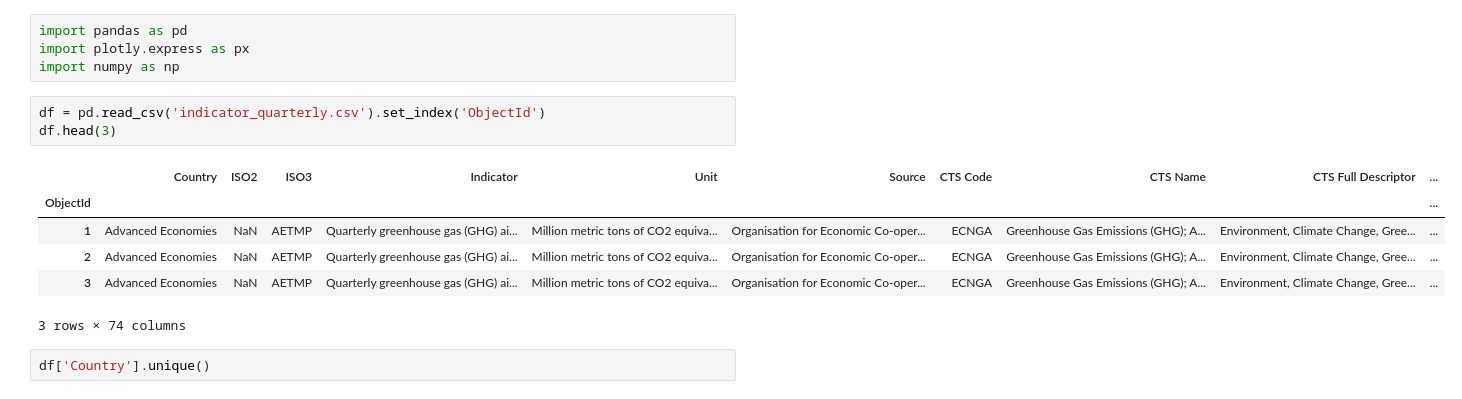
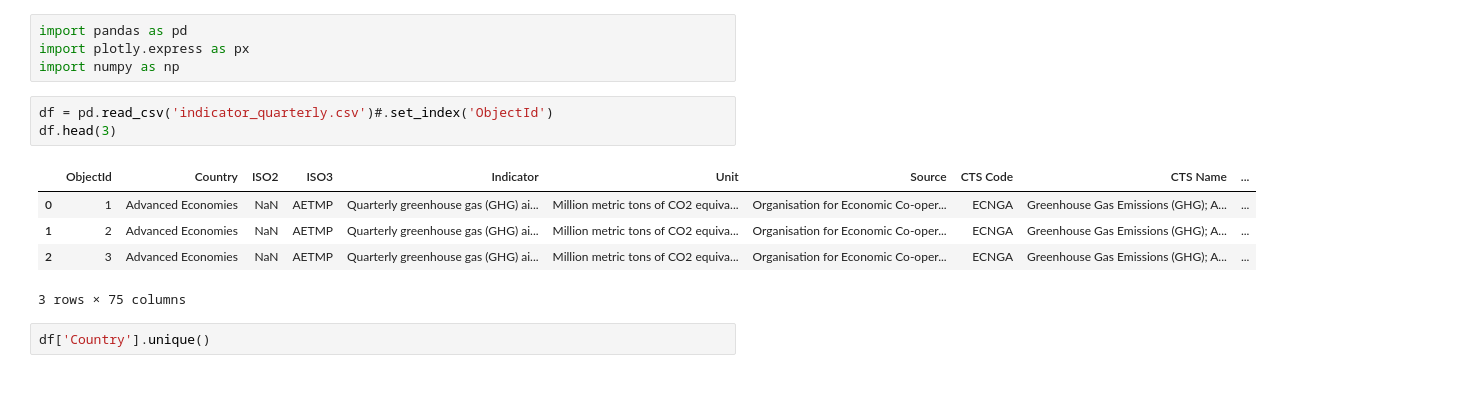
Before and after one commit to shantguedekelian/Project-2, a Jupyter notebook: proj2.ipynb, the cells around one changed output. Drawn from its saved outputs; the diff is of its cells as text.

```diff
--- a/proj2.ipynb
+++ b/proj2.ipynb
@@ -3,15 +3,14 @@ import pandas as pd
 import plotly.express as px
 import numpy as np
 # %%
-df = pd.read_csv('indicator_quarterly.csv').set_index('ObjectId')
+df = pd.read_csv('indicator_quarterly.csv')#.set_index('ObjectId')
 df.head(3)
 # %% [output]
-|  | Country | ISO2 | ISO3 | Indicator | Unit | Source | CTS Code | CTS Name | CTS Full Descriptor | ... |
-| ObjectId |  |  |  |  |  |  |  |  |  | ... |
-| 1 | Advanced Economies | NaN | AETMP | Quarterly greenhouse gas (GHG) ai... | Million metric tons of CO2 equiva... | Organisation for Economic Co-oper... | ECNGA | Greenhouse Gas Emissions (GHG); A... | Environment, Climate Change, Gree... | ... |
-| 2 | Advanced Economies | NaN | AETMP | Quarterly greenhouse gas (GHG) ai... | Million metric tons of CO2 equiva... | Organisation for Economic Co-oper... | ECNGA | Greenhouse Gas Emissions (GHG); A... | Environment, Climate Change, Gree... | ... |
-| 3 | Advanced Economies | NaN | AETMP | Quarterly greenhouse gas (GHG) ai... | Million metric tons of CO2 equiva... | Organisation for Economic Co-oper... | ECNGA | Greenhouse Gas Emissions (GHG); A... | Environment, Climate Change, Gree... | ... |
+|  | ObjectId | Country | ISO2 | ISO3 | Indicator | Unit | Source | CTS Code | CTS Name | ... |
+| 0 | 1 | Advanced Economies | NaN | AETMP | Quarterly greenhouse gas (GHG) ai... | Million metric tons of CO2 equiva... | Organisation for Economic Co-oper... | ECNGA | Greenhouse Gas Emissions (GHG); A... | ... |
+| 1 | 2 | Advanced Economies | NaN | AETMP | Quarterly greenhouse gas (GHG) ai... | Million metric tons of CO2 equiva... | Organisation for Economic Co-oper... | ECNGA | Greenhouse Gas Emissions (GHG); A... | ... |
+| 2 | 3 | Advanced Economies | NaN | AETMP | Quarterly greenhouse gas (GHG) ai... | Million metric tons of CO2 equiva... | Organisation for Economic Co-oper... | ECNGA | Greenhouse Gas Emissions (GHG); A... | ... |
-3 rows × 74 columns
+3 rows × 75 columns
 # %%
 df['Country'].unique()
 # %% [output]
```
Also changed, not shown: parts of 6 cells of this notebook.
